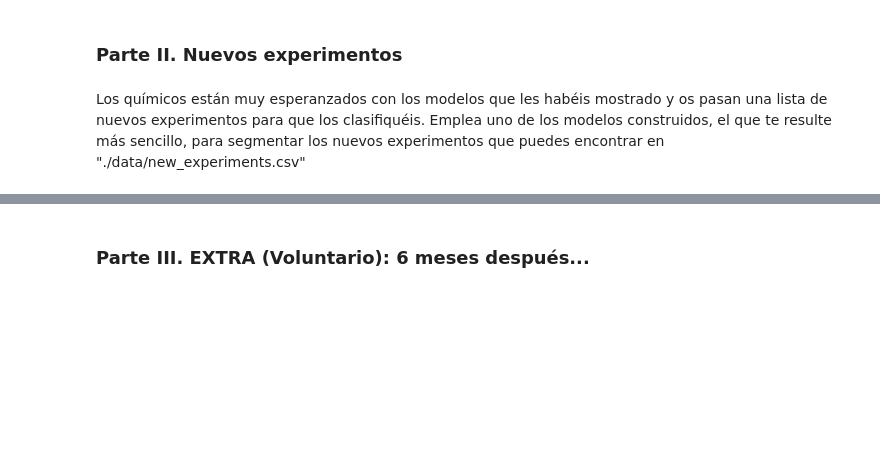
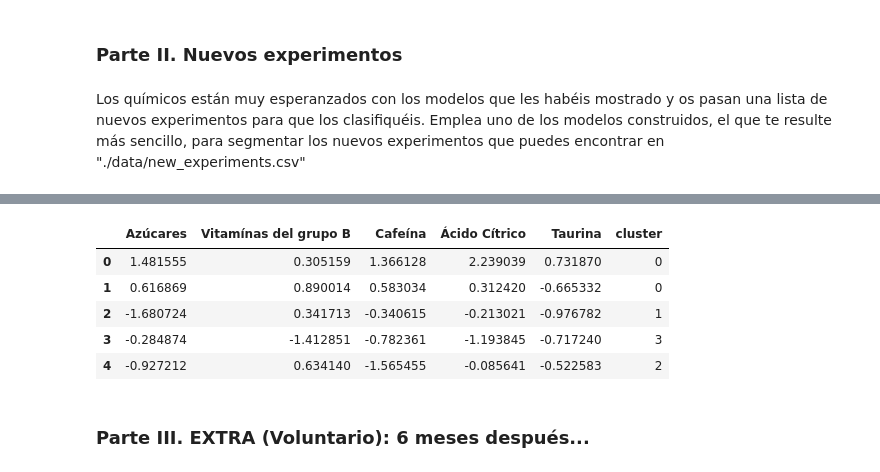
Before and after one commit to jorgemd2698/ONLINE_DS_THEBRIDGE_JorgeMartinezDelgado, a Jupyter notebook: Sprint_13_Resuelto/Unidad_02_ML_No_Supervisado_Clustering_DBSCAN/03_Practica_Obligatoria/18_Practica_Obligatoria_Clustering_DBSCAN.ipynb, the cells around one changed output, grey strips where cells are left out. Saved outputs shown, nothing was run; the diff lists cells and outputs as text; code cells hidden in the pictures; blank space fills up the shorter version.

```diff
--- a/Sprint_13_Resuelto/Unidad_02_ML_No_Supervisado_Clustering_DBSCAN/03_Practica_Obligatoria/18_Practica_Obligatoria_Clustering_DBSCAN.ipynb
+++ b/Sprint_13_Resuelto/Unidad_02_ML_No_Supervisado_Clustering_DBSCAN/03_Practica_Obligatoria/18_Practica_Obligatoria_Clustering_DBSCAN.ipynb
@@ -77,3 +138,7 @@ Recuerda que el proceso es similar a lo que vimos en el otro tipo de aprendizaje
 ### Parte II. Nuevos experimentos
 # %% [markdown]
 Los químicos están muy esperanzados con los modelos que les habéis mostrado y os pasan una lista de nuevos experimentos para que los clasifiquéis. Emplea uno de los modelos construidos, el que te resulte más sencillo, para segmentar los nuevos experimentos que puedes encontrar en "./data/new_experiments.csv"
+# %%
+df_exp = pd.read_csv("./data/new_experiments.csv", sep="|")
+df_2 = df_exp.copy()
+df_2.head()
@@ -80,3 +152,20 @@ Los químicos están muy esperanzados con los modelos que les habéis mostrado y
+# %%
+X_new = scaler.transform(df_2)
+# %%
+X_total = np.vstack([X, X_new])
+labels_total = agg.fit_predict(X_total)
+
+labels_new = labels_total[-len(X_new):]
+df_2["cluster"] = labels_new
+
+df_2.head()
+# %% [output]
+|  | Azúcares | Vitamínas del grupo B | Cafeína | Ácido Cítrico | Taurina | cluster |
+| 0 | 1.481555 | 0.305159 | 1.366128 | 2.239039 | 0.731870 | 0 |
+| 1 | 0.616869 | 0.890014 | 0.583034 | 0.312420 | -0.665332 | 0 |
+| 2 | -1.680724 | 0.341713 | -0.340615 | -0.213021 | -0.976782 | 1 |
+| 3 | -0.284874 | -1.412851 | -0.782361 | -1.193845 | -0.717240 | 3 |
+| 4 | -0.927212 | 0.634140 | -1.565455 | -0.085641 | -0.522583 | 2 |
 # %% [markdown]
 ### Parte III. EXTRA (Voluntario): 6 meses después...
 # %% [markdown]
```
Also changed, not shown: parts of 17 cells of this notebook, 7 other files.
